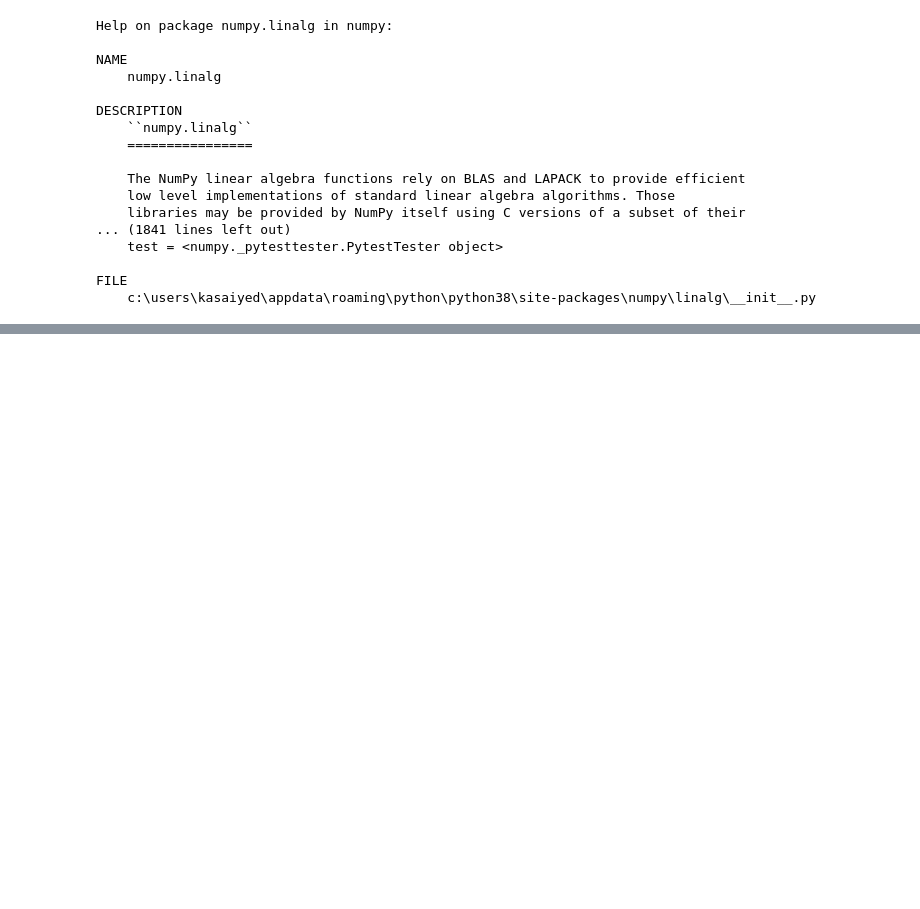
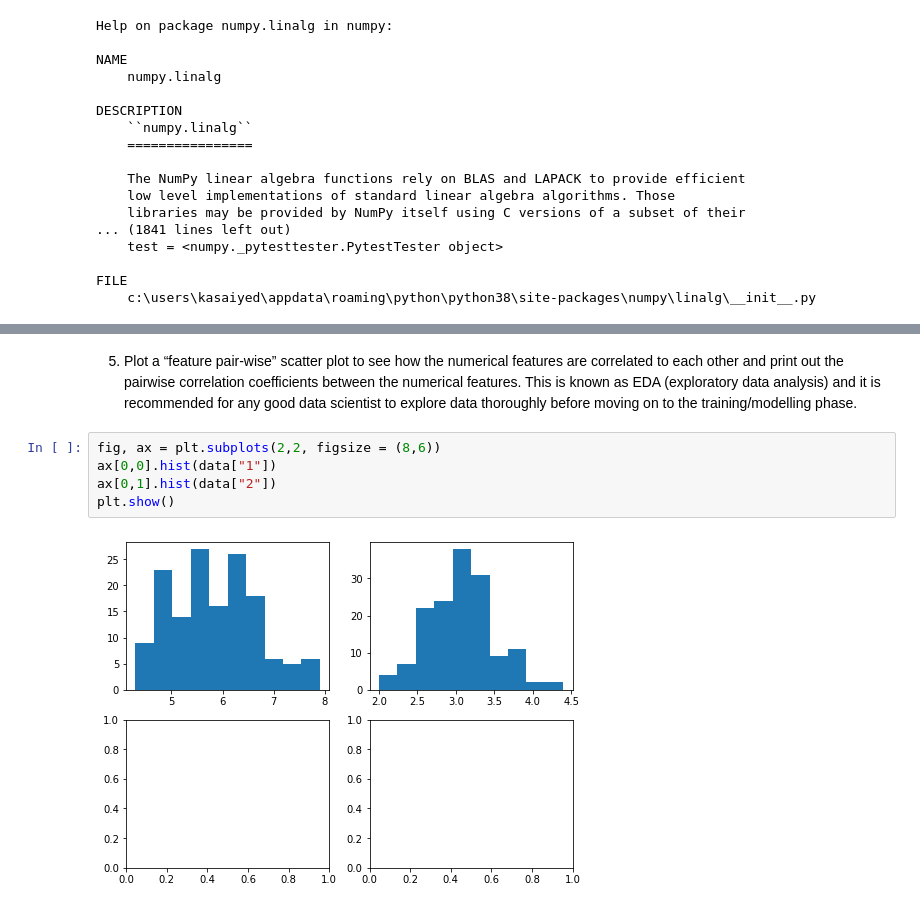
Before and after one commit to rizkashifs/bits-coursework, a Jupyter notebook: PythonIntro/exercises/exercise2.ipynb, the cells around one changed output, grey strips where cells are left out. Drawn from its saved outputs; the diff is of its cells as text; blank space fills up the shorter version.

```diff
--- a/PythonIntro/exercises/exercise2.ipynb
+++ b/PythonIntro/exercises/exercise2.ipynb
@@ -108,0 +171,16 @@ FILE
+# %% [markdown]
+5. Plot a “feature pair-wise” scatter plot to see how the
+numerical features are correlated to each other and print out
+the pairwise correlation coefficients between the numerical
+features.
+This is known as EDA (exploratory data analysis) and it is
+recommended for any good data scientist to explore data
+thoroughly  before  moving  on  to  the  training/modelling
+phase.
+# %%
+fig, ax = plt.subplots(2,2, figsize = (8,6))
+ax[0,0].hist(data["1"])
+ax[0,1].hist(data["2"])
+plt.show()
+# %% [output]
+[figure, added]
```
Also changed, not shown: parts of 10 cells of this notebook.
